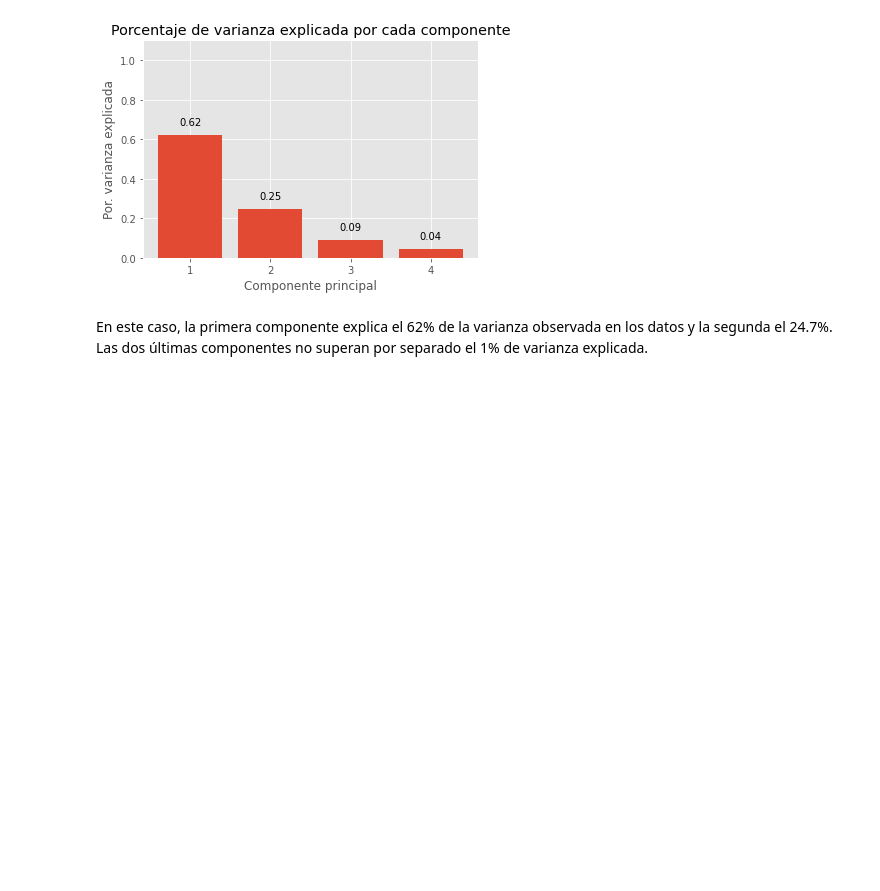
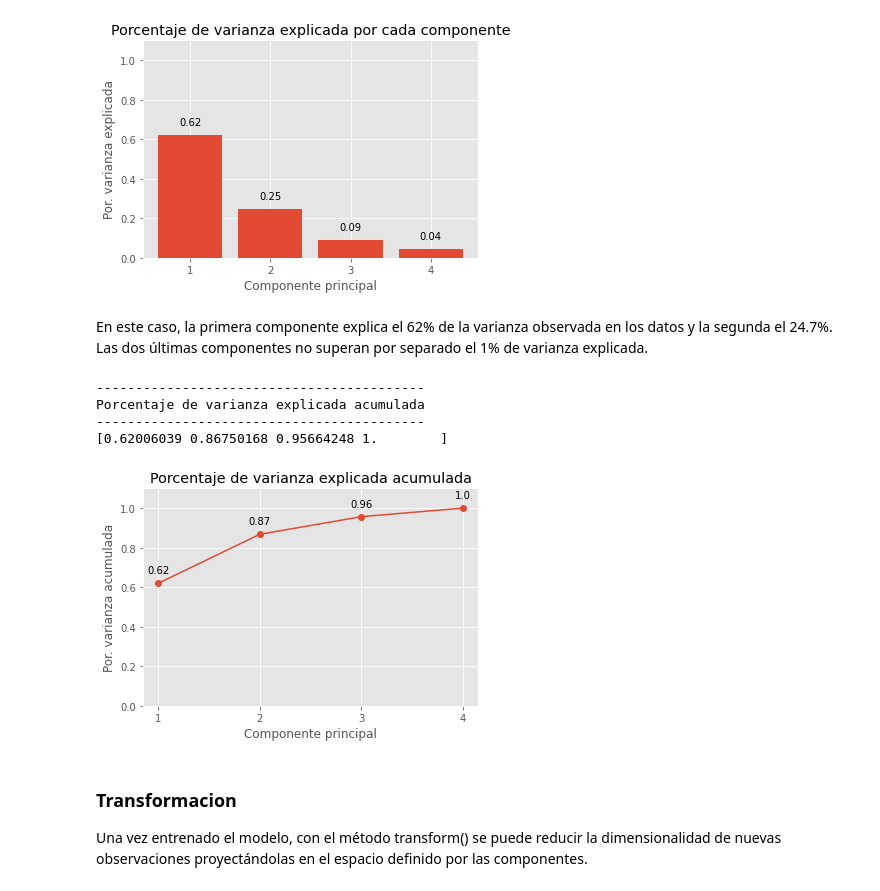
Before and after one commit to Eva02Daruma/Preparacion-prueba-2-IA, a Jupyter notebook: prepPCA.ipynb, the cells around one changed output. Saved outputs shown, nothing was run; the diff lists cells and outputs as text; code cells hidden in the pictures; blank space fills up the shorter version.

```diff
--- a/prepPCA.ipynb
+++ b/prepPCA.ipynb
@@ -192,3 +194,44 @@ Porcentaje de varianza explicada por cada componente
 [figure]
 # %% [markdown]
 En este caso, la primera componente explica el 62% de la varianza observada en los datos y la segunda el 24.7%. Las dos últimas componentes no superan por separado el 1% de varianza explicada.
+# %%
+# Porcentaje de varianza explicada acumulada
+# ==============================================================================
+prop_varianza_acum = modelo_pca.explained_variance_ratio_.cumsum()
+print('------------------------------------------')
+print('Porcentaje de varianza explicada acumulada')
+print('------------------------------------------')
+print(prop_varianza_acum)
+
+fig, ax = plt.subplots(nrows=1, ncols=1, figsize=(6, 4))
+ax.plot(
+    np.arange(len(datos.columns)) + 1,
+    prop_varianza_acum,
+    marker = 'o'
+)
+
+for x, y in zip(np.arange(len(datos.columns)) + 1, prop_varianza_acum):
+    label = round(y, 2)
+    ax.annotate(
+        label,
+        (x,y),
+        textcoords="offset points",
+        xytext=(0,10),
+        ha='center'
+    )
+
+ax.set_ylim(0, 1.1)
+ax.set_xticks(np.arange(modelo_pca.n_components_) + 1)
+ax.set_title('Porcentaje de varianza explicada acumulada')
+ax.set_xlabel('Componente principal')
+ax.set_ylabel('Por. varianza acumulada');
+# %% [output]
+------------------------------------------
+Porcentaje de varianza explicada acumulada
+------------------------------------------
+[0.62006039 0.86750168 0.95664248 1.        ]
+[figure, added]
+# %% [markdown]
+### Transformacion
+
+Una vez entrenado el modelo, con el método transform() se puede reducir la dimensionalidad de nuevas observaciones proyectándolas en el espacio definido por las componentes.
```
Also changed, not shown: parts of 27 cells of this notebook, 1 other file.
